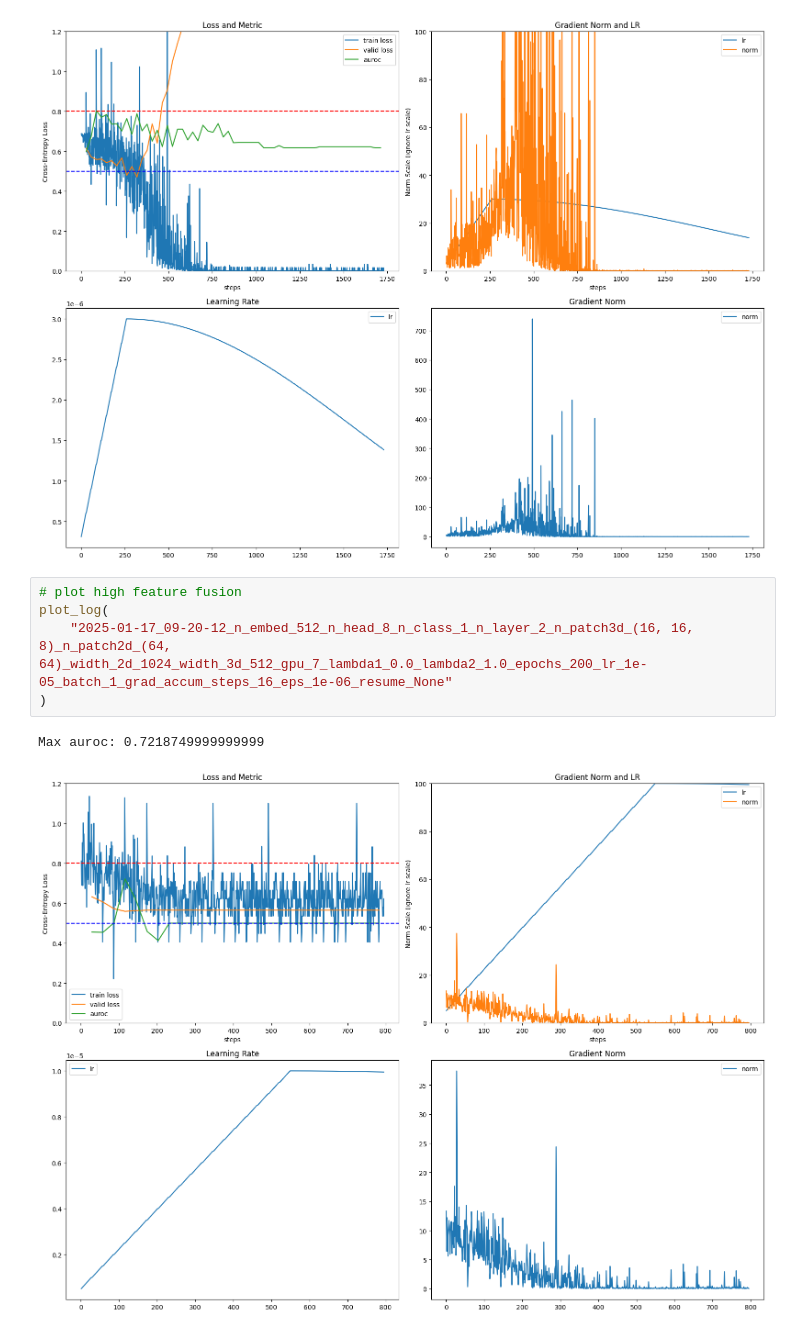
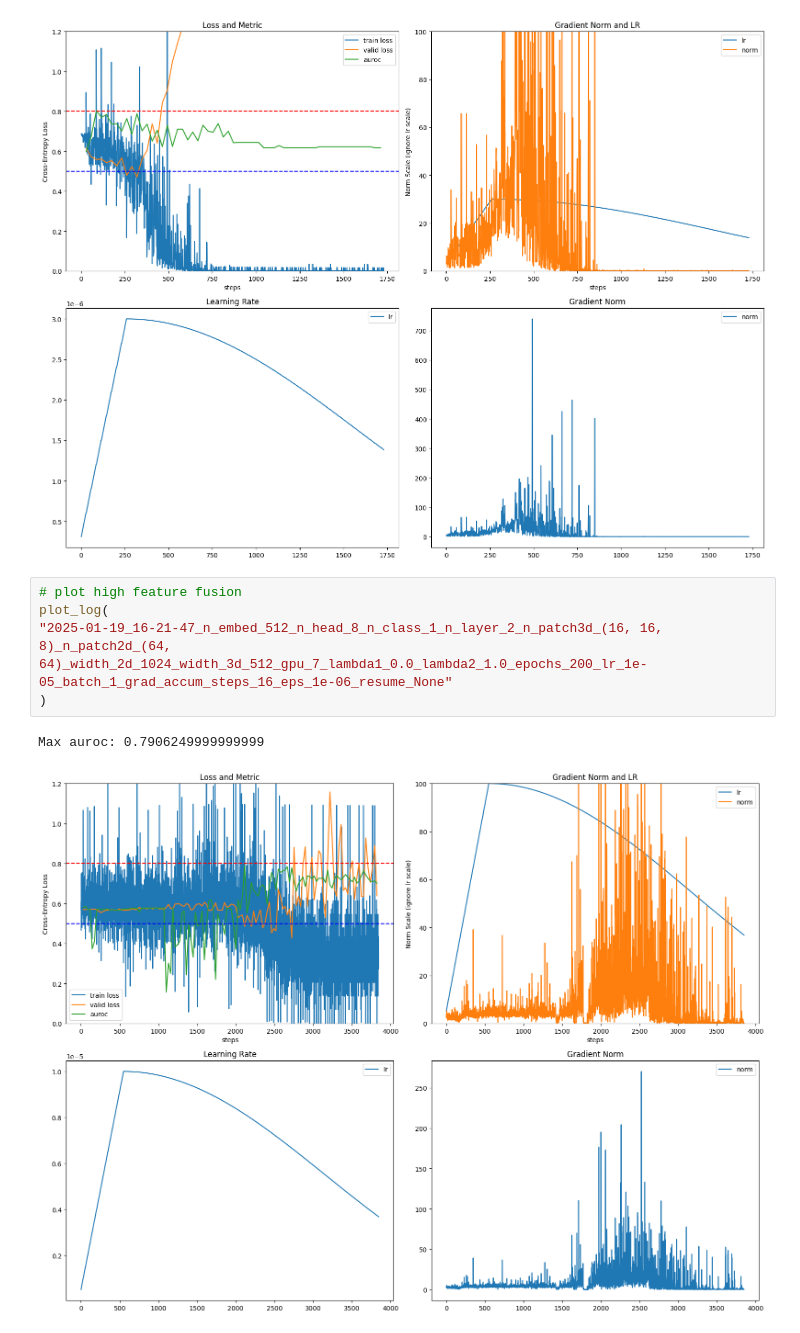
Before and after one commit to kimdj98/onj_, a Jupyter notebook: visualize3.ipynb, the cells around one changed output. Drawn from its saved outputs; the diff is of its cells as text.

```diff
--- a/visualize3.ipynb
+++ b/visualize3.ipynb
@@ -115,8 +115,8 @@ Max auroc: 0.803125
 # %%
 # plot high feature fusion
 plot_log(
-    "2025-01-17_09-20-12_n_embed_512_n_head_8_n_class_1_n_layer_2_n_patch3d_(16, 16, 8)_n_patch2d_(64, 64)_width_2d_1024_width_3d_512_gpu_7_lambda1_0.0_lambda2_1.0_epochs_200_lr_1e-05_batch_1_grad_accum_steps_16_eps_1e-06_resume_None"
+"2025-01-19_16-21-47_n_embed_512_n_head_8_n_class_1_n_layer_2_n_patch3d_(16, 16, 8)_n_patch2d_(64, 64)_width_2d_1024_width_3d_512_gpu_7_lambda1_0.0_lambda2_1.0_epochs_200_lr_1e-05_batch_1_grad_accum_steps_16_eps_1e-06_resume_None"
 )
 # %% [output]
-Max auroc: 0.7218749999999999
+Max auroc: 0.7906249999999999
-[figure, old version]
+[figure, new version]
```
Also changed, not shown: parts of 1 cell of this notebook, 6 other files.
